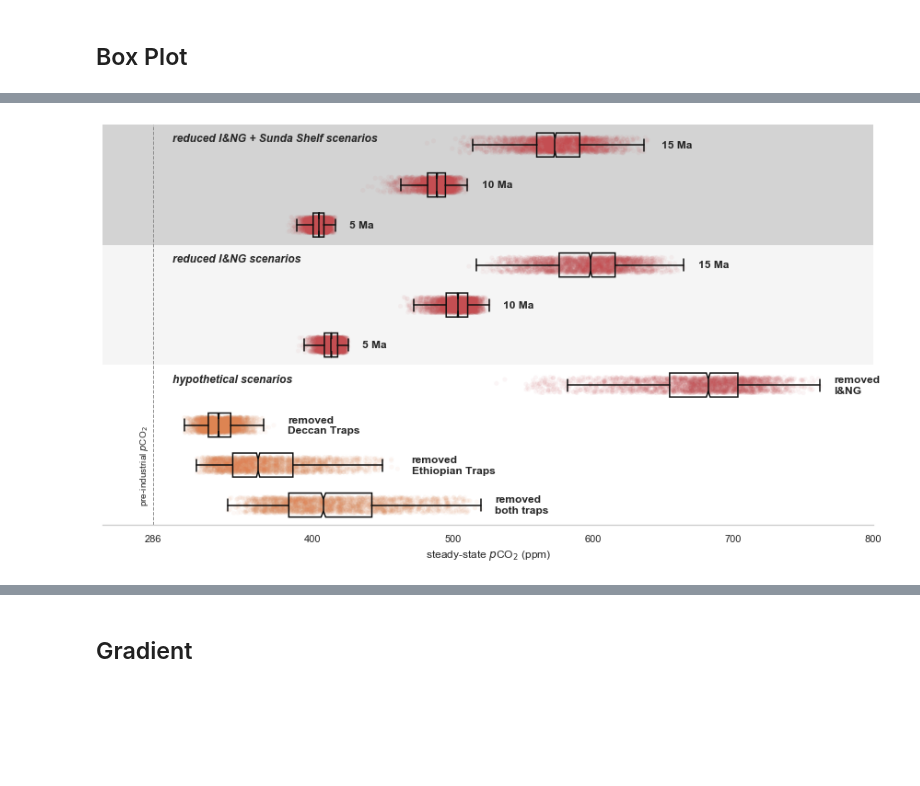
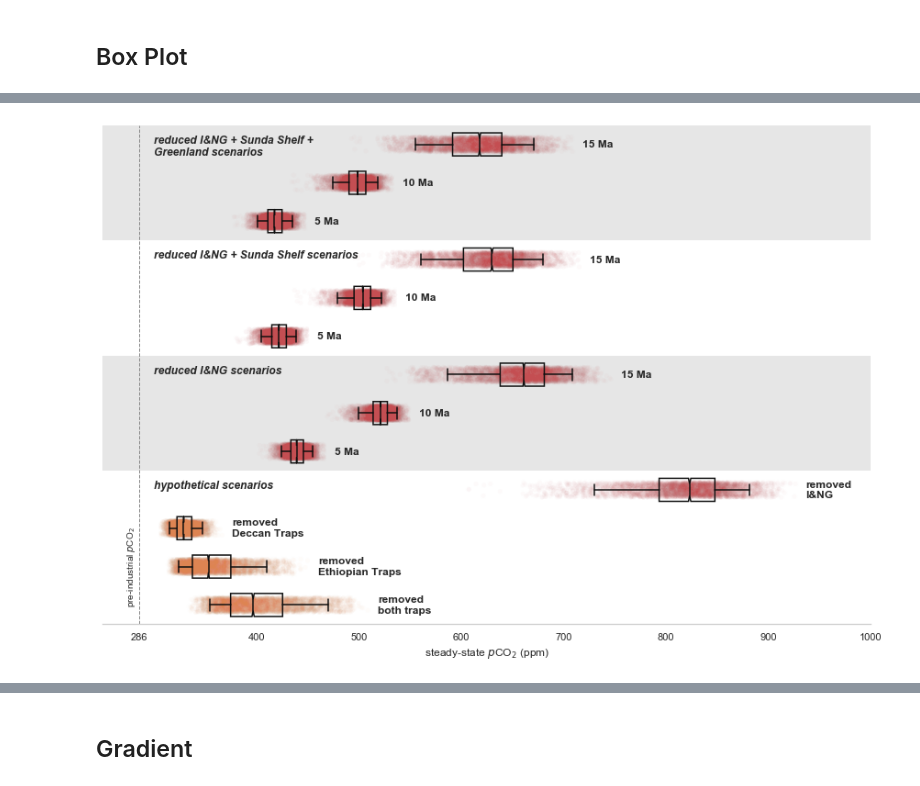
Before and after one commit to Swanson-Hysell-Group/GEOCLIM_Modern, a Jupyter notebook: Code/Notebooks/scenario_analysis.ipynb, the cells around one changed output, grey strips where cells are left out. Saved outputs shown, nothing was run; the diff lists cells and outputs as text; code cells hidden in the pictures; blank space fills up the shorter version.

Commit message:
plot results of new scenarios

```diff
--- a/Code/Notebooks/scenario_analysis.ipynb
+++ b/Code/Notebooks/scenario_analysis.ipynb
@@ -656,13 +697,17 @@ redIAsunda10
 # %%
 sns.set(style='whitegrid')
 
-fig, ax = plt.subplots(figsize=(15,8))
+fig, ax = plt.subplots(figsize=(15,10))
 
 # plot the data
-sns.stripplot(x='ppm', y='scenario', data=sns_df, palette=['C3','C3','C3','C3','C3','C3','C3','C1','C1','C1'],
-              dodge=True, jitter=0.2, alpha=0.05, zorder=-99)
+sns.stripplot(x='ppm', y='scenario', data=sns_df, palette=['C3','C3','C3',
+                                                           'C3','C3','C3',
+                                                           'C3','C3','C3',
+                                                           'C3','C1','C1','C1'],
+              dodge=True, jitter=0.2, alpha=0.025, zorder=-99)
 
-sns.boxplot(x='ppm', y='scenario', data=sns_df, color='k', fliersize=0, width=0.6, notch=True, zorder=99)
+sns.boxplot(x='ppm', y='scenario', data=sns_df, color='k',
+            fliersize=0, width=0.6, notch=True, whis=(5,95), zorder=99)
 
 for patch in ax.artists:
     r,g,b,a = patch.get_facecolor()
@@ -670,77 +715,93 @@ for patch in ax.artists:
 
 # add labels for each scenario
 fontsize = 12
-ax.text(np.max(redIAsunda_nc.variables['atm_CO2_level'][:].data)+10, 0,
+ax.text(np.max(redIAsundaGL_nc.variables['atm_CO2_level'][:].data)+10, 0,
         '15 Ma', fontweight='bold', fontsize=fontsize,
         horizontalalignment='left', verticalalignment='center')
-ax.text(np.max(redIAsunda10_nc.variables['atm_CO2_level'][:].data)+10, 1,
+ax.text(np.max(redIAsunda10GL_nc.variables['atm_CO2_level'][:].data)+10, 1,
         '10 Ma', fontweight='bold', fontsize=fontsize,
         horizontalalignment='left', verticalalignment='center')
-ax.text(np.max(redIAsunda5_nc.variables['atm_CO2_level'][:].data)+10, 2,
+ax.text(np.max(redIAsunda5GL_nc.variables['atm_CO2_level'][:].data)+10, 2,
         '5 Ma', fontweight='bold', fontsize=fontsize,
         horizontalalignment='left', verticalalignment='center')
 
-ax.text(np.max(redIA_nc.variables['atm_CO2_level'][:].data)+10, 3,
+ax.text(np.max(redIAsunda_nc.variables['atm_CO2_level'][:].data)+10, 3,
         '15 Ma', fontweight='bold', fontsize=fontsize,
         horizontalalignment='left', verticalalignment='center')
-ax.text(np.max(redIA10_nc.variables['atm_CO2_level'][:].data)+10, 4,
+ax.text(np.max(redIAsunda10_nc.variables['atm_CO2_level'][:].data)+10, 4,
         '10 Ma', fontweight='bold', fontsize=fontsize,
         horizontalalignment='left', verticalalignment='center')
-ax.text(np.max(redIA5_nc.variables['atm_CO2_level'][:].data)+10, 5,
+ax.text(np.max(redIAsunda5_nc.variables['atm_CO2_level'][:].data)+10, 5,
         '5 Ma', fontweight='bold', fontsize=fontsize,
         horizontalalignment='left', verticalalignment='center')
 
-ax.text(np.max(noIA_nc.variables['atm_CO2_level'][:].data)+10, 6,
+ax.text(np.max(redIA_nc.variables['atm_CO2_level'][:].data)+10, 6,
+        '15 Ma', fontweight='bold', fontsize=fontsize,
+        horizontalalignment='left', verticalalignment='center')
+ax.text(np.max(redIA10_nc.variables['atm_CO2_level'][:].data)+10, 7,
+        '10 Ma', fontweight='bold', fontsize=fontsize,
+        horizontalalignment='left', verticalalignment='center')
+ax.text(np.max(redIA5_nc.variables['atm_CO2_level'][:].data)+10, 8,
+        '5 Ma', fontweight='bold', fontsize=fontsize,
+        horizontalalignment='left', verticalalignment='center')
+
+ax.text(np.max(noIA_nc.variables['atm_CO2_level'][:].data)+10, 9,
         'removed\nI&NG', fontweight='bold', fontsize=fontsize,
         horizontalalignment='left', verticalalignment='center')
 
-ax.text(np.max(noDeccan_nc.variables['atm_CO2_level'][:].data)+10, 7,
+ax.text(np.max(noDeccan_nc.variables['atm_CO2_level'][:].data)+10, 10,
         'removed\nDeccan Traps', fontweight='bold', fontsize=fontsize,
         horizontalalignment='left', verticalalignment='center')
-ax.text(np.max(noET_nc.variables['atm_CO2_level'][:].data)+10, 8,
+ax.text(np.max(noET_nc.variables['atm_CO2_level'][:].data)+10, 11,
         'removed\nEthiopian Traps', fontweight='bold', fontsize=fontsize,
         horizontalalignment='left', verticalalignment='center')
-ax.text(np.max(noTraps_nc.variables['atm_CO2_level'][:].data)+10, 9,
+ax.text(np.max(noTraps_nc.variables['atm_CO2_level'][:].data)+10, 12,
         'removed\nboth traps', fontweight='bold', fontsize=fontsize,
         horizontalalignment='left', verticalalignment='center')
 
 # clean up the axes
 ax.set_yticklabels([])
 ax.set_ylabel('')
 ax.set_xlabel('steady-state $\it{p}$CO$_{2}$ (ppm)')
 
-ax.set_xlim(250,800)
-ax.set_xticks([286,400,500,600,700,800])
+ax.set_xlim(250,1000)
+ax.set_xticks([286,400,500,600,700,800,900,1000])
 
 # additional labels
-rect = patches.Rectangle((250,-0.5),550,3,
-                         edgecolor='none',facecolor='lightgrey',zorder=-999)
+rect = patches.Rectangle((250,-0.5),750,3,
+                         edgecolor='none',facecolor=(0.9,0.9,0.9),zorder=-999)
 ax.add_patch(rect)
 
-rect = patches.Rectangle((250,2.5),550,3,
-                         edgecolor='none',facecolor='whitesmoke',zorder=-999)
+rect = patches.Rectangle((250,5.5),750,3,
+                         edgecolor='none',facecolor=(0.9,0.9,0.9),zorder=-999)
 ax.add_patch(rect)
 
 ax.axvline(286, c='C7', lw=1, ls='--')
-ax.text(284, 8, 'pre-industrial $\it{p}$CO$_{2}$', fontsize=10,
+ax.text(284, 11, 'pre-industrial $\it{p}$CO$_{2}$', fontsize=10,
         horizontalalignment='right', verticalalignment='center', rotation=90)
 
-ax.text(300, -0.15, 'reduced I&NG + Sunda Shelf scenarios', fontsize=12, style='italic', fontweight='bold',
-        horizontalalignment='left', verticalalignment='center')
-ax.text(300, 2.85, 'reduced I&NG scenarios', fontsize=12, style='italic', fontweight='bold',
-        horizontalalignment='left', verticalalignment='center')
-ax.text(300, 5.85, 'hypothetical scenarios', fontsize=12, style='italic', fontweight='bold',
-        horizontalalignment='left', verticalalignment='center')
+ax.text(300, -0.25, 'reduced I&NG + Sunda Shelf +\nGreenland scenarios',
+        fontsize=12, style='italic', fontweight='bold',
+        horizontalalignment='left', verticalalignment='top')
+ax.text(300, 2.75, 'reduced I&NG + Sunda Shelf scenarios',
+        fontsize=12, style='italic', fontweight='bold',
+        horizontalalignment='left', verticalalignment='top')
+ax.text(300, 5.75, 'reduced I&NG scenarios',
+        fontsize=12, style='italic', fontweight='bold',
+        horizontalalignment='left', verticalalignment='top')
+ax.text(300, 8.75, 'hypothetical scenarios',
+        fontsize=12, style='italic', fontweight='bold',
+        horizontalalignment='left', verticalalignment='top')
 
 # final clean up
 ax.xaxis.grid(False)
 sns.despine(left=True)
 
 fig.savefig('../../Manuscript/Figures/scenario_pCO2_all.pdf',bbox_inches='tight')
 
 plt.show(fig)
 # %% [output]
-[figure, old version]
+[figure, new version]
 # %%
 sns_df_mini = pd.concat([sns_df_1,
                          sns_df_2,
```
Also changed, not shown: parts of 20 cells of this notebook, 9 other files.
